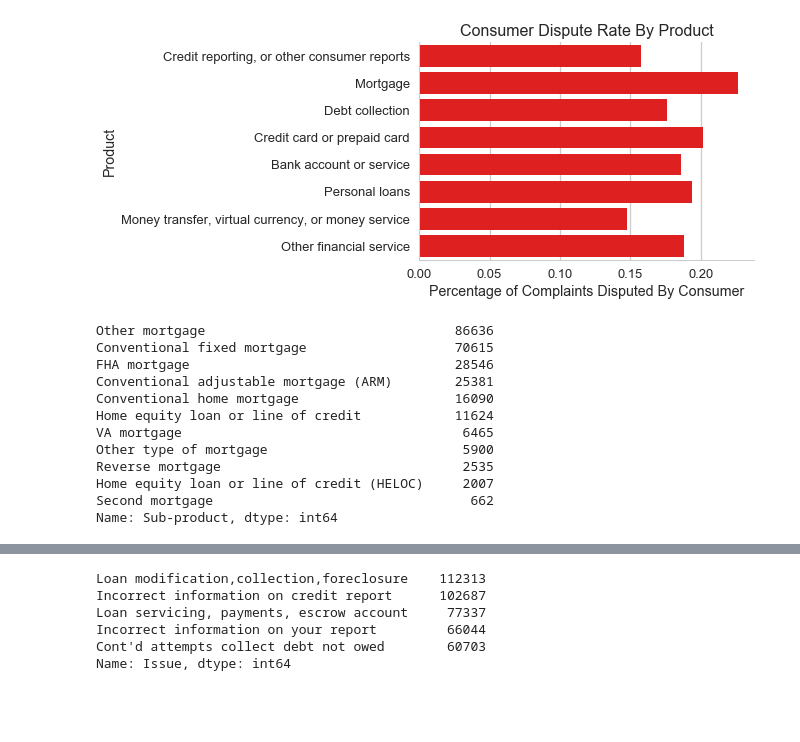
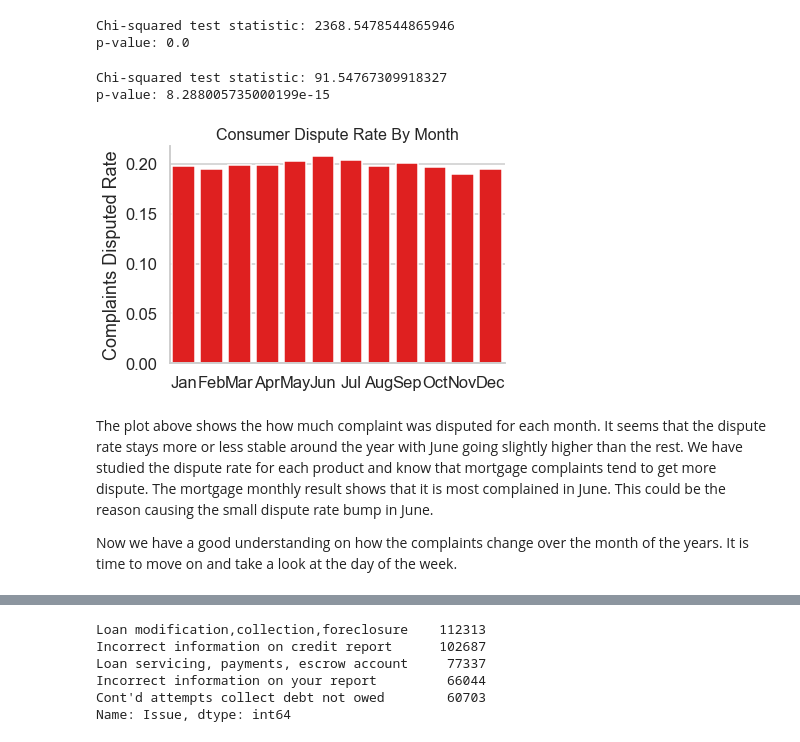
Before and after one commit to shuojiashi/capstone_project_2a, a Jupyter notebook: notebooks/consumer_complaints.ipynb, the cells around one changed output, grey strips where cells are left out. Saved outputs shown, nothing was run; the diff lists cells and outputs as text; code cells hidden in the pictures; blank space fills up the shorter version.

Commit message:
add MD and report

```diff
--- a/notebooks/consumer_complaints.ipynb
+++ b/notebooks/consumer_complaints.ipynb
@@ -291,34 +418,37 @@ dtype: int64
+# %%
+df_product_dummy = pd.get_dummies(data=df["Product_new"], drop_first=False)
+cont_table = pd.crosstab(index=df_product_dummy['Credit reporting, or other consumer reports'], columns=df['receive month'])
+chi2, pval, _, _ = stats.chi2_contingency(cont_table)
+print("Chi-squared test statistic: {}".format(chi2))
+print("p-value: {}".format(pval))
+#df_product_dummy
+# %% [output]
+Chi-squared test statistic: 2368.5478544865946
+p-value: 0.0
 # %%
-# Percentage of complaints being disputed for the simplified products
-
-df_dispute = df.dropna(axis=0, subset=['Consumer disputed?'])
-df_dispute_product = df_dispute.groupby('Product_new')['Consumer disputed?'].value_counts(normalize=True).unstack().reset_index()
-
-sns.barplot(data=df_dispute_product, y='Product_new', x='Yes',order = product_order, color='red')
-
-#sns.barplot(data=df_dispute, x='Product_new', hue='Consumer disputed?',order = pd.Series(new_list).value_counts().index)
-
-plt.title('Consumer Dispute Rate By Product',fontsize=16)
+# Check the dispute rate for each month
+df_dispute_avail = df[(df['Year']!=2017) & (df['Year']!=2018)].dropna(axis=0, subset=['Consumer disputed?'])
+df_dispute_month = df_dispute_avail.groupby('receive month')['Consumer disputed?'].value_counts(normalize=True).unstack().reset_index()
+#print(df_dispute_month)
+sns.barplot(x=df_dispute_month['receive month'], y=df_dispute_month['Yes'], order=month_order, color="red")
+plt.ylabel('Complaint ')
+plt.title('Consumer Dispute Rate By Month',fontsize=16)
 sns.set_style('whitegrid')
 sns.despine()
-plt.xlabel('Percentage of Complaints Disputed By Consumer')
-plt.ylabel('Product')
-plt.savefig('./../results/dispute_product.png', bbox_inches='tight', dpi = 150)
+plt.xlabel('')
+plt.ylabel('Complaints Disputed Rate')
+plt.savefig('./../results/month_dispute.png', bbox_inches='tight', dpi = 150)
+
+# check if the change is statistically significant
+cont_table = pd.crosstab(index=df_dispute_avail['Consumer disputed?'], columns=df_dispute_avail['receive month'])
+chi2, pval, _, _ = stats.chi2_contingency(cont_table)
+print("Chi-squared test statistic: {}".format(chi2))
+print("p-value: {}".format(pval))
 # %% [output]
+Chi-squared test statistic: 91.54767309918327
+p-value: 8.288005735000199e-15
-[figure, old version]
+[figure, new version]
-# %%
-# check the sub-product feature:
-df[df['Product_new']=='Mortgage']['Sub-product'].value_counts()
-# %% [output]
-Other mortgage                                86636
-Conventional fixed mortgage                   70615
-FHA mortgage                                  28546
-Conventional adjustable mortgage (ARM)        25381
-Conventional home mortgage                    16090
-Home equity loan or line of credit            11624
-VA mortgage                                    6465
-Other type of mortgage                         5900
-Reverse mortgage                               2535
-Home equity loan or line of credit (HELOC)     2007
-Second mortgage                                 662
-Name: Sub-product, dtype: int64
+# %% [markdown]
+The plot above shows the how much complaint was disputed for each month. It seems that the dispute rate stays more or less stable around the year with June going slightly higher than the rest. We have studied the dispute rate for each product and know that mortgage complaints tend to get more dispute. The mortgage monthly result shows that it is most complained in June. This could be the reason causing the small dispute rate bump in June.
+
+Now we have a good understanding on how the complaints change over the month of the years. It is time to move on and take a look at the day of the week.
```
Also changed, not shown: parts of 188 cells of this notebook, 1 other file.
